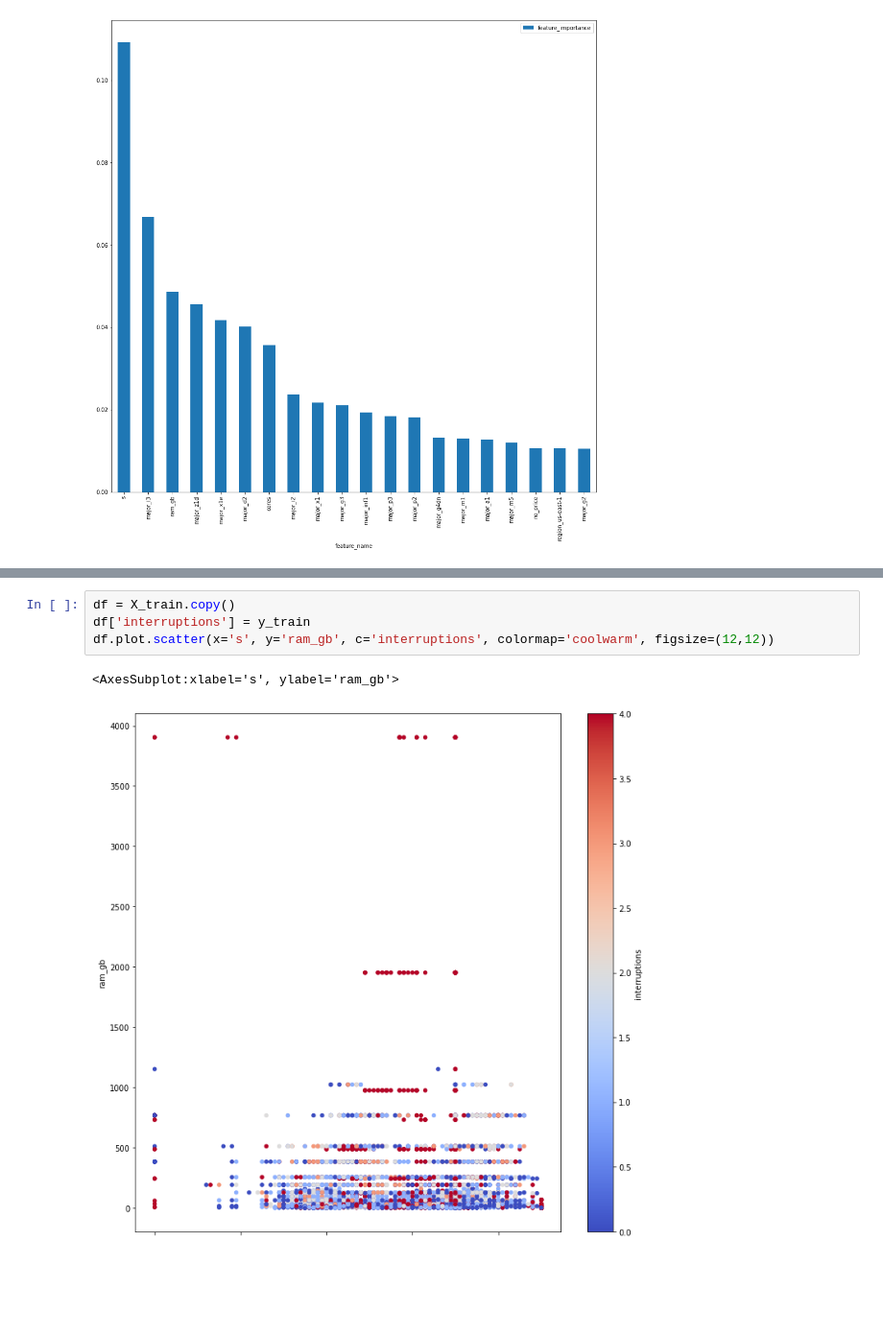
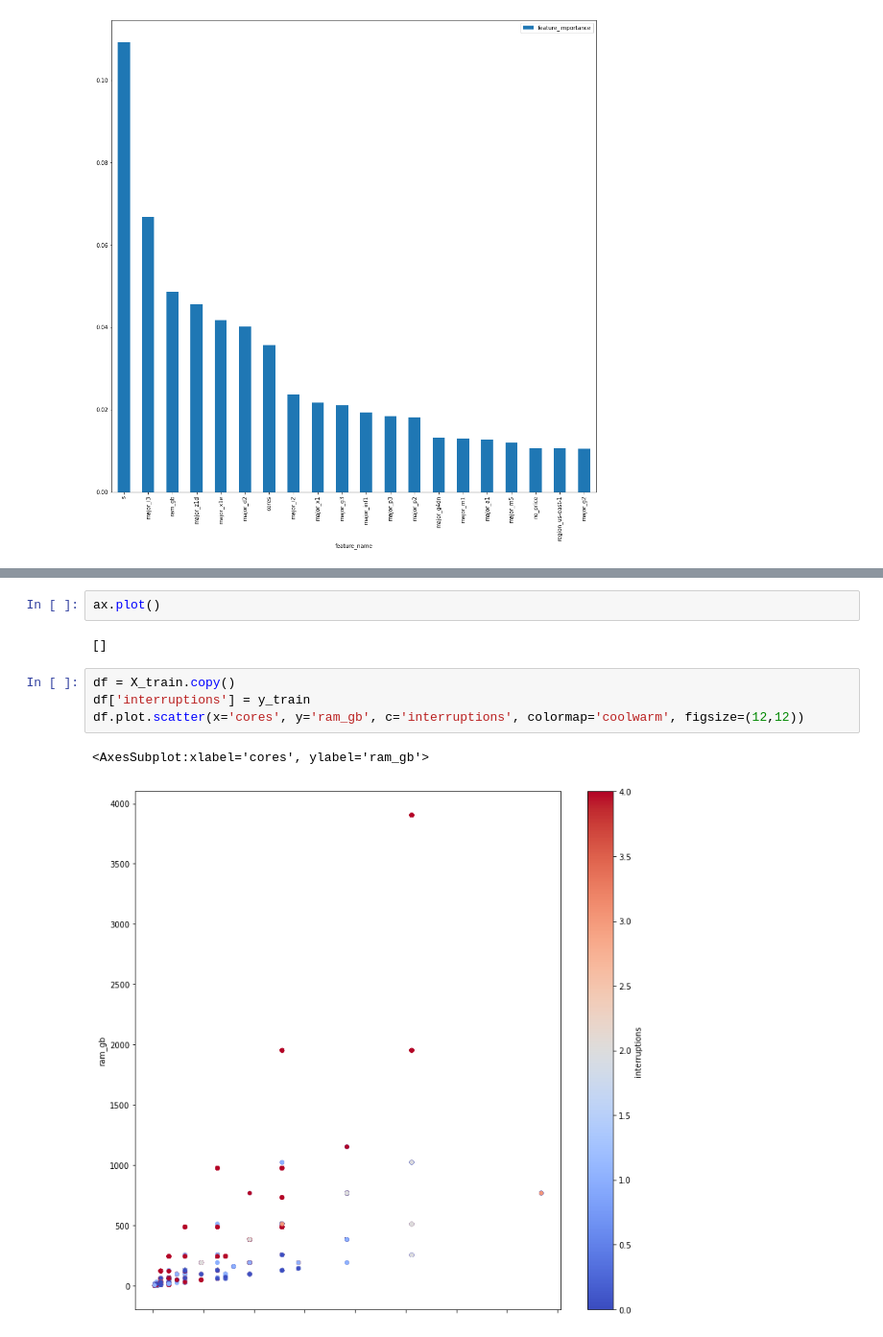
Before and after one commit to TechnionDev/AWSSpotPricePredictions, a Jupyter notebook: interruptions.ipynb, the cells around one changed output, grey strips where cells are left out. Shown at 96% size. Cells and saved outputs as stored; diff of their text form; blank space fills up the shorter version.

```diff
--- a/interruptions.ipynb
+++ b/interruptions.ipynb
@@ -485,7 +492,11 @@ rf_importances_df.sort_values(by='feature_importance', ascending=False).take(ran
+# %%
+ax.plot()
+# %% [output]
+[]
 # %%
 df = X_train.copy()
 df['interruptions'] = y_train
-df.plot.scatter(x='s', y='ram_gb', c='interruptions', colormap='coolwarm', figsize=(12,12))
+df.plot.scatter(x='cores', y='ram_gb', c='interruptions', colormap='coolwarm', figsize=(12,12))
 # %% [output]
-<AxesSubplot:xlabel='s', ylabel='ram_gb'>
+<AxesSubplot:xlabel='cores', ylabel='ram_gb'>
-[figure, old version]
+[figure, new version]
```
Also changed, not shown: parts of 2 cells of this notebook.
